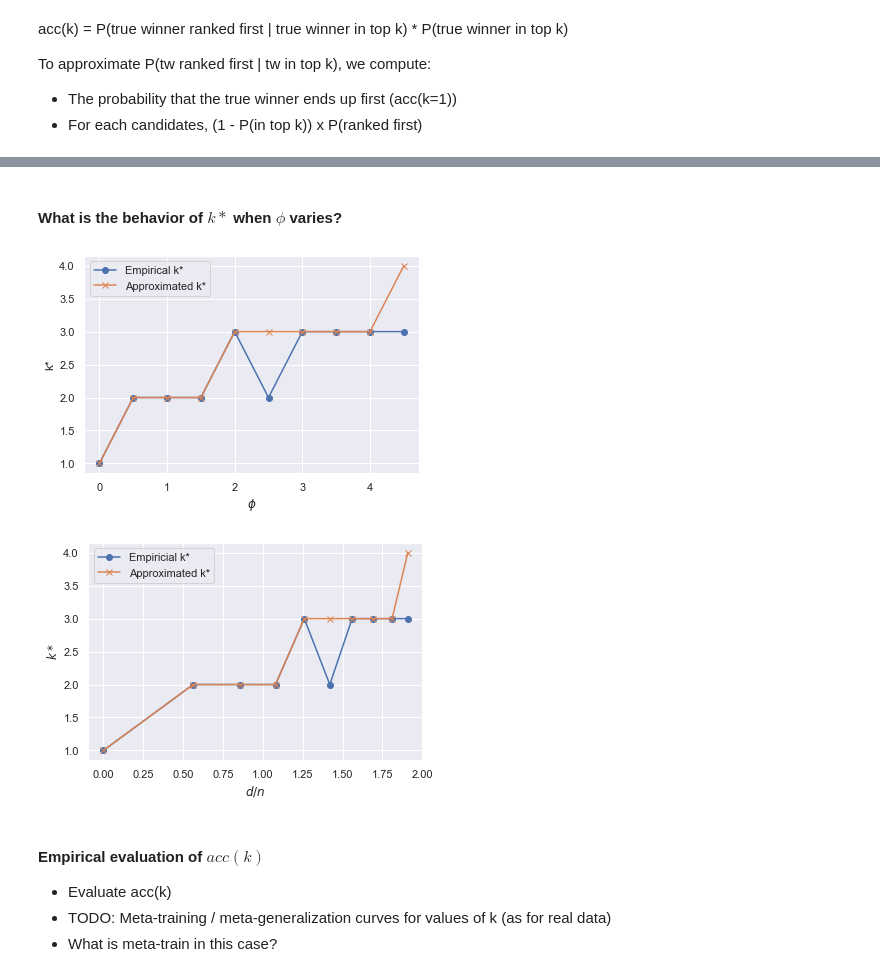
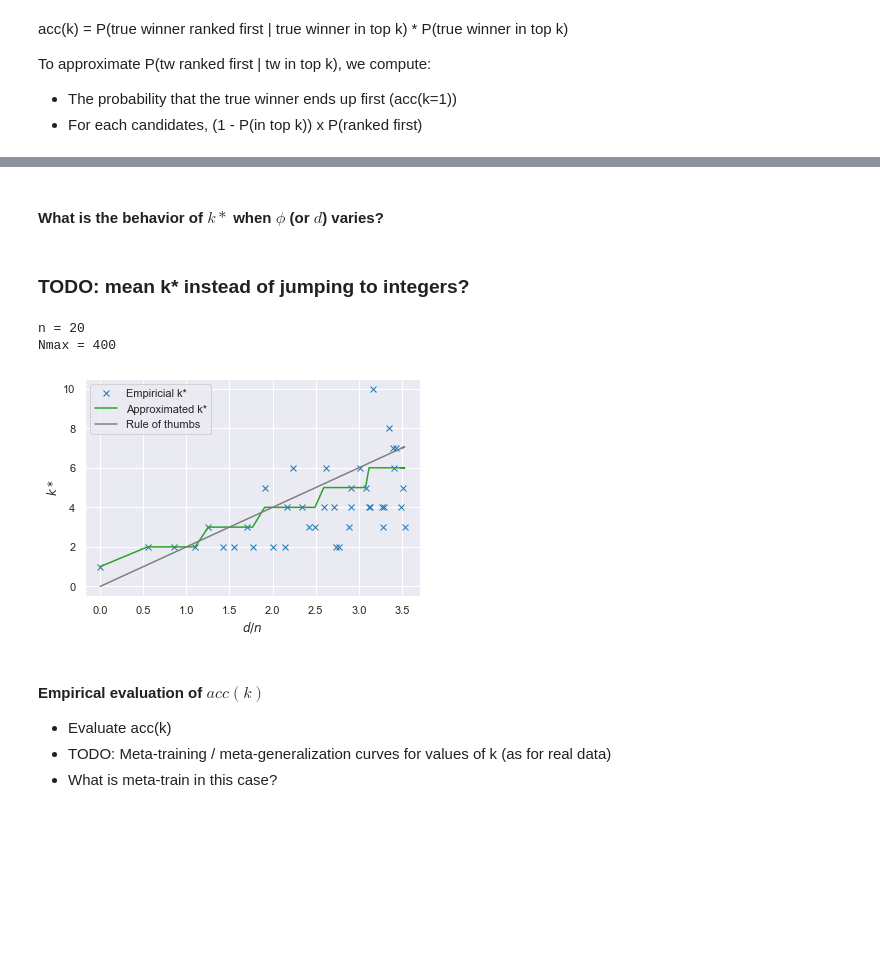
Before and after one commit to Didayolo/automl-conf-2022, a Jupyter notebook: experiments.ipynb, the cells around one changed output, grey strips where cells are left out. Drawn from its saved outputs; the diff is of its cells as text; code cells hidden in the pictures; blank space fills up the shorter version.

```diff
--- a/experiments.ipynb
+++ b/experiments.ipynb
@@ -162,7 +162,3 @@ acc(k) = P(true winner ranked first | true winner in top k) * P(true winner in t
 To approximate P(tw ranked first | tw in top k), we compute:
 - The probability that the true winner ends up first (acc(k=1))
 - For each candidates, (1 - P(in top k)) x P(ranked first)
-# %%
-g = rk.generator.SwapGenerator()
-g.fit([1, 2, 3])
-g.sample(N=0)
@@ -251,35 +247,39 @@ def evaluate_d(n, N, trials=200):
     return np.mean(_d)
 # %% [markdown]
-#### What is the behavior of $k*$ when $\phi$ varies?
+#### What is the behavior of $k*$ when $\phi$ (or $d$) varies?
-# %%
-# k*
-# Compare k* to phi (and to Kendall distance between D and F)
-_phi, _d, _k_star, _approx_k_star = [], [], [], []
-for n in [20]:
-    for N in tqdm(range(0, 100, 10)):
-        k_star, d = evaluate_k_star(n, N, trials=10000, return_d=True)
-        _d.append(d)
-        _phi.append(N / n)
-        _k_star.append(k_star)
-        _approx_k_star.append(approx_k_star(n, N))
-
-# Plot
-plt.plot(_phi, _k_star, 'o-', label='Empirical k*')
-plt.plot(_phi, _approx_k_star, 'x-', label='Approximated k*')
-plt.xlabel('$\phi$')
-plt.ylabel('k*')
-#plt.ylim((0, n+1))
-plt.legend()
-plt.show()
-
-# Plot
-plt.plot(_d, _k_star, 'o-', label='Empiricial k*')
-plt.plot(_d, _approx_k_star, 'x-', label='Approximated k*')
-plt.xlabel('$d/n$')
-plt.ylabel('$k*$')
-#plt.ylim((0, n+1))
-plt.legend()
-plt.show()
-# %% [output]
-[figure, removed]
-[figure, removed]
+# %% [markdown]
+### TODO: mean k* instead of jumping to integers?
+# %%
+# k*
+# Compare k* to phi (and to Kendall distance between D and F)
+def experiment_kendall(n, Nmax=100, step=1, trials=200):
+    _phi, _d, _k_star, _approx_k_star = [], [], [], []
+    for N in tqdm(range(0, Nmax, step)):
+        k_star, d = evaluate_k_star(n, N, trials=trials, return_d=True)
+        #d = evaluate_d(n, N, trials=trials)
+        _d.append(d)
+        _phi.append(N / n)
+        _k_star.append(k_star)
+        _approx_k_star.append(approx_k_star(n, N))
+    # Plots
+    print('n = {}'.format(n))
+    print('Nmax = {}'.format(Nmax))
+    # Plot Kendall tau distance
+    plt.plot(_d, _k_star, 'x', label='Empiricial k*', color='tab:blue')
+    plt.plot(_d, _approx_k_star, '-', label='Approximated k*', color='tab:green')
+    # RULE OF THUMBS: k* ~= 2d/n
+    plt.plot(_d, np.array(_d) * 2, '-', label='Rule of thumbs', color='tab:grey')
+    plt.xlabel('$d/n$')
+    plt.ylabel('$k*$')
+    #plt.ylim((0, n+1))
+    plt.legend()
+    plt.show()
+    # Plot PHI
+    if False:
+        #plt.plot(_phi, _k_star, 'x', label='Empirical k*')
+        plt.plot(_phi, _approx_k_star, '-', label='Approximated k*')
+        plt.xlabel('$\phi$')
+        plt.ylabel('k*')
+        #plt.ylim((0, n+1))
+        plt.legend()
+        plt.show()
@@ -285,0 +288,6 @@ plt.show()
+# %%
+experiment_kendall(20, Nmax=400, step=10, trials=10000)
+# %% [output]
+n = 20
+Nmax = 400
+[figure, added]
```
Also changed, not shown: parts of 26 cells of this notebook.
